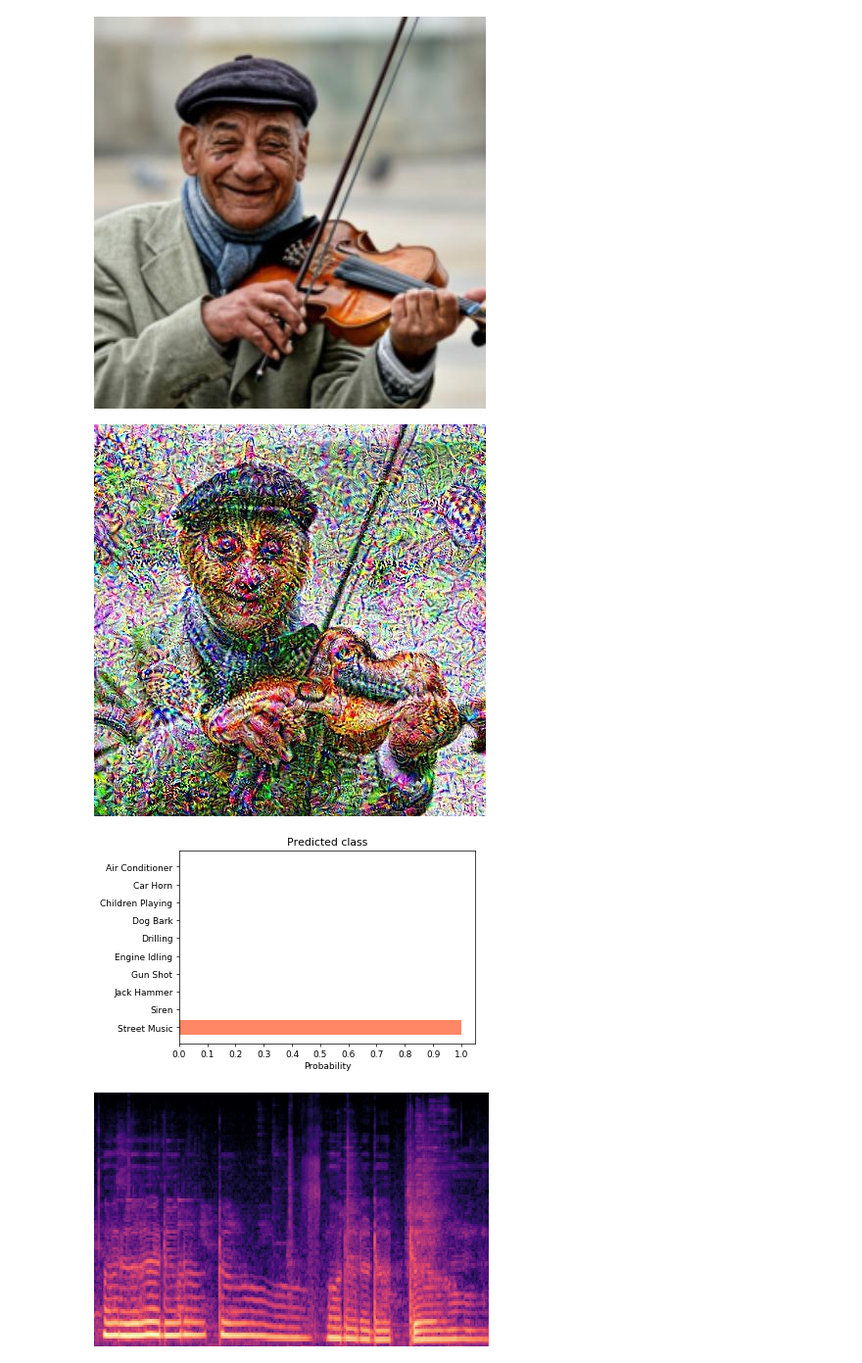
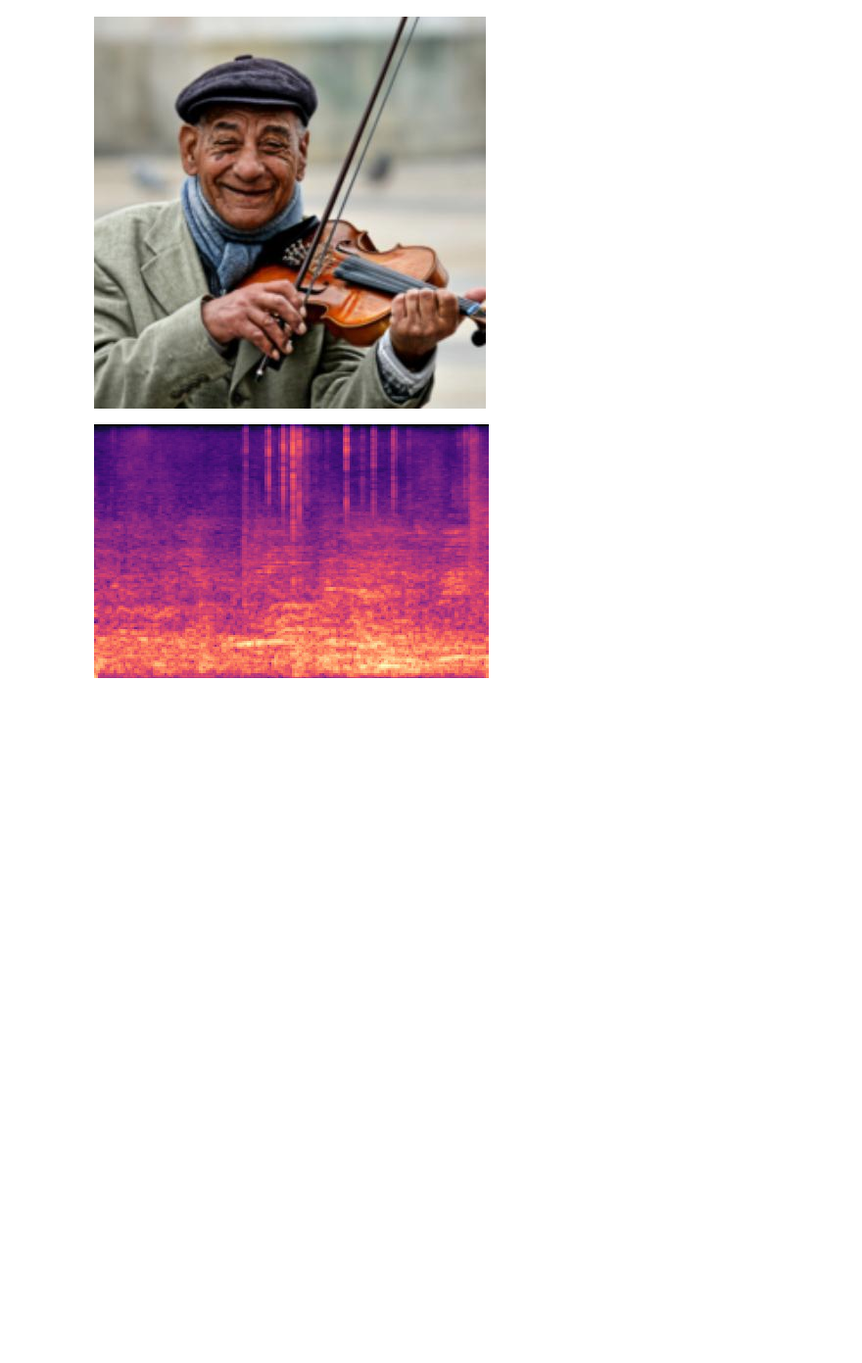
Before and after one commit to thommiano/cvr_6501-009, a Jupyter notebook: final_project/notebooks/A.0_sound_to_image.ipynb, the cells around one changed output. Shown at 98% size. Drawn from its saved outputs; the diff is of its cells as text; code cells hidden in the pictures; blank space fills up the shorter version.

```diff
--- a/final_project/notebooks/A.0_sound_to_image.ipynb
+++ b/final_project/notebooks/A.0_sound_to_image.ipynb
@@ -161,18 +161,18 @@ class_colors = {"air_conditioner":"#0164cd",
                 "street_music":"#ff8765"
                }
 # %%
-duration = 4
+duration = 2
 sr=44100
 
-plot_predictions = True
+plot_predictions = False
 display_spect = True
-use_deepdream = True
+use_deepdream = False
 deep_spect = False
 fractal = False
 
 # Deepdream parameters
-octaves = 3
-iterations = 2
+octaves = 1
+iterations = 10
 use_gpu = False
 jitter = 1000
 sample_resolution = 1
@@ -180,8 +180,8 @@ f_layer = 3
 lr=0.4
 
 # t0 = time.time()
-# while True:
-for i in range(10):
+while True:
+# for i in range(10):
     try:
         display.clear_output(wait=True)
 
@@ -217,33 +217,31 @@ for i in range(10):
                       lr=lr, max_jitter=jitter, show_every=sample_resolution,end_layer=f_layer,
                       use_gpu=use_gpu,stream_out=True
                      )
 
         if plot_predictions:
             fig, ax = plt.subplots(figsize=(6,4),dpi=65)
             vals = [preds[p][1] for p in range(0, len(preds))]
             labls = [preds[p][0].replace('_',' ').title() for p in range(0, len(preds))]
             colors = [class_colors[preds[p][0]] for p in range(0, len(preds))]
             ax.barh(labls,vals,align='center',color=colors)
             ax.invert_yaxis()
             ax.set_xlabel('Probability')
             ax.set_title('Predicted class')
             ax.set_xticks(np.arange(0, 1.1, 0.1))
             plt.show()
             plt.clf()
             plt.cla()
             plt.close()
 
         #display.display(preds)
         if display_spect:
             display.display(spect)
 
         time.sleep(.0001)
     except KeyboardInterrupt:
         break
 
 # tn = time.time()
 # print(tn-t0)
 # %% [output]
-[figure, old version]
+[figure, new version]
-[figure, removed]
-[figure, removed]
```
Also changed, not shown: 1 other file.
